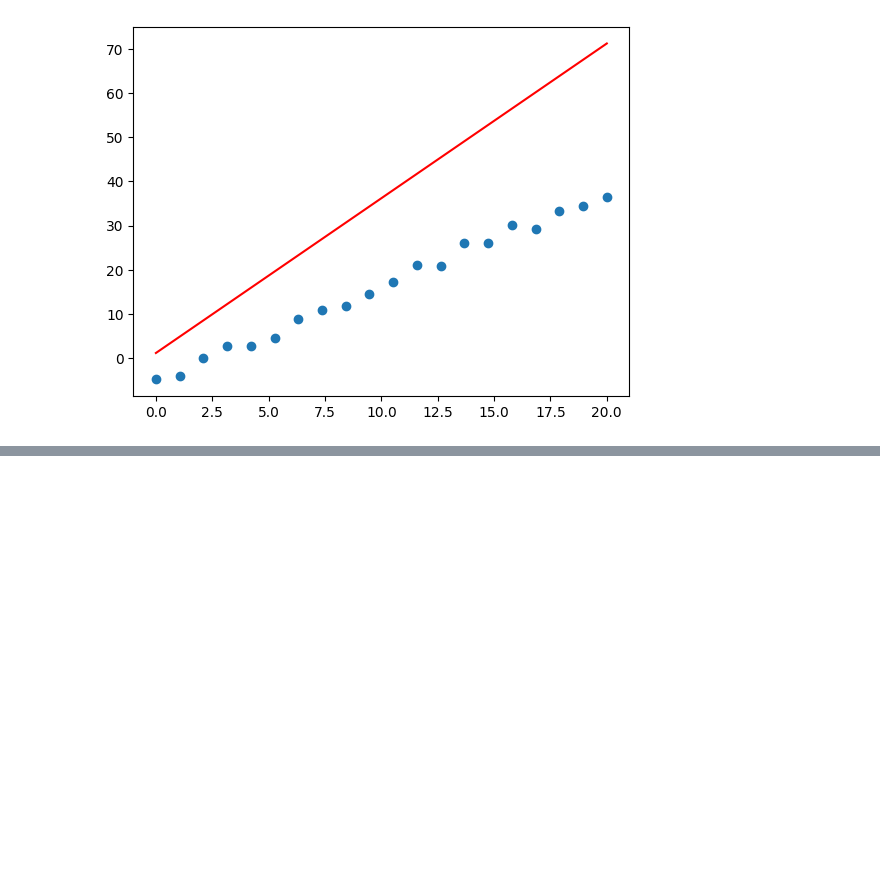
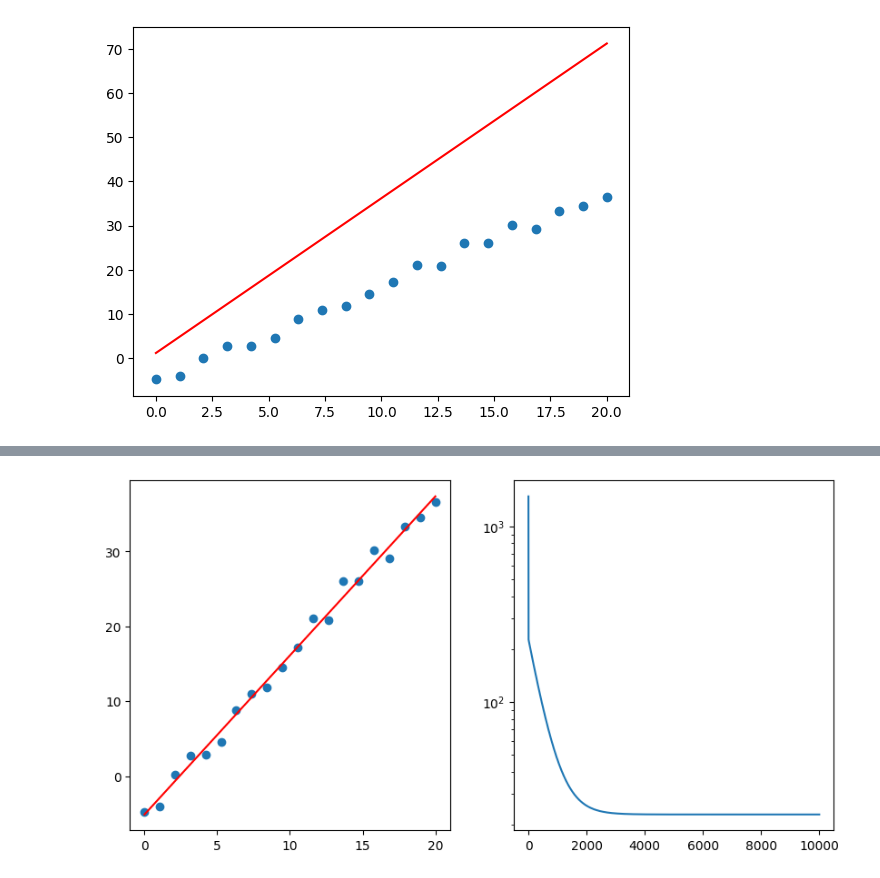
Before and after one commit to asegura4488/MetodosComputacionales2026, a Jupyter notebook: Semana11/RegresionLinealDescenso.ipynb, the cells around one changed output, grey strips where cells are left out. Saved outputs shown, nothing was run; the diff lists cells and outputs as text; code cells hidden in the pictures; blank space fills up the shorter version.

```diff
--- a/Semana11/RegresionLinealDescenso.ipynb
+++ b/Semana11/RegresionLinealDescenso.ipynb
@@ -60,0 +106,12 @@ plt.plot(_x,_y,color='r')
+# %%
+_x = np.linspace(np.min(x),np.max(x),100)
+_y = Model(_x,thetanew)
+fig = plt.figure(figsize=(10,5))
+ax = fig.add_subplot(121)
+ax1 = fig.add_subplot(122)
+ax.scatter(x,y)
+ax.plot(_x,_y,color='r')
+ax1.plot(historychi)
+ax1.set_yscale('log')
+# %% [output]
+[figure, added]
```
Also changed, not shown: parts of 7 cells of this notebook.
